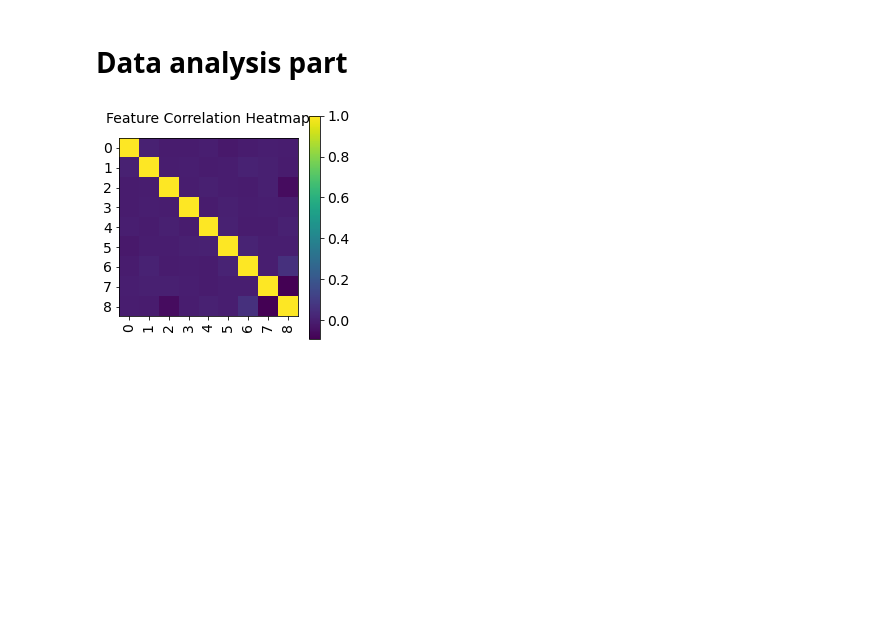
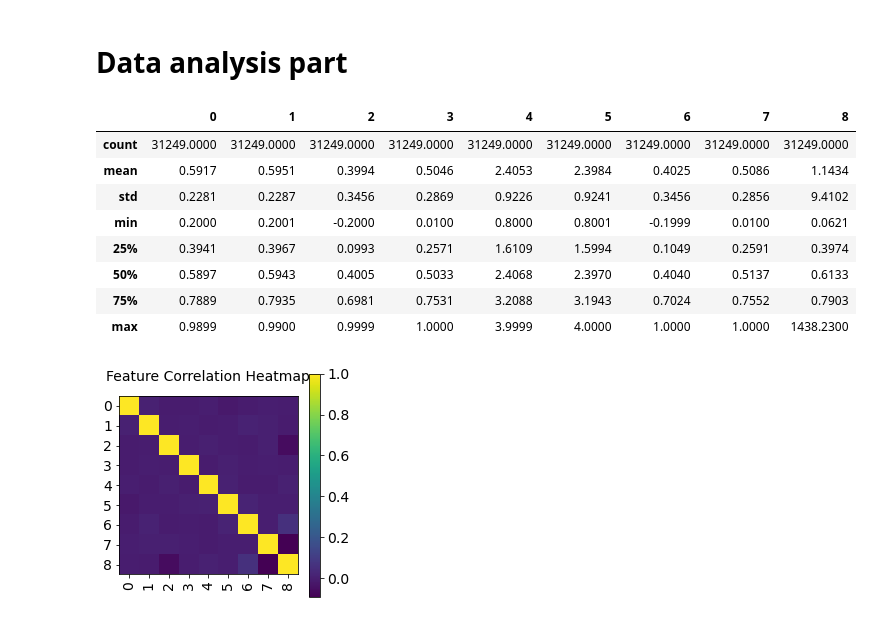
Before and after one commit to louisleclair/CS433_ML_project2, a Jupyter notebook: src/project2.ipynb, the cells around one changed output. Cells and saved outputs as stored; diff of their text form; code cells hidden in the pictures; blank space fills up the shorter version.

Commit message:
remove mean and std and use the pandas module

```diff
--- a/src/project2.ipynb
+++ b/src/project2.ipynb
@@ -28,6 +25,17 @@ The autoreload extension is already loaded. To reload it, use:
 # %%
 df = pd.read_csv('../datas/data/Output-S2-1.csv', header=None)
 df = df.dropna(axis=0)
+round(df.describe() ,4)
+# %% [output]
+|  | 0 | 1 | 2 | 3 | 4 | 5 | 6 | 7 | 8 |
+| count | 31249.0000 | 31249.0000 | 31249.0000 | 31249.0000 | 31249.0000 | 31249.0000 | 31249.0000 | 31249.0000 | 31249.0000 |
+| mean | 0.5917 | 0.5951 | 0.3994 | 0.5046 | 2.4053 | 2.3984 | 0.4025 | 0.5086 | 1.1434 |
+| std | 0.2281 | 0.2287 | 0.3456 | 0.2869 | 0.9226 | 0.9241 | 0.3456 | 0.2856 | 9.4102 |
+| min | 0.2000 | 0.2001 | -0.2000 | 0.0100 | 0.8000 | 0.8001 | -0.1999 | 0.0100 | 0.0621 |
+| 25% | 0.3941 | 0.3967 | 0.0993 | 0.2571 | 1.6109 | 1.5994 | 0.1049 | 0.2591 | 0.3974 |
+| 50% | 0.5897 | 0.5943 | 0.4005 | 0.5033 | 2.4068 | 2.3970 | 0.4040 | 0.5137 | 0.6133 |
+| 75% | 0.7889 | 0.7935 | 0.6981 | 0.7531 | 3.2088 | 3.1943 | 0.7024 | 0.7552 | 0.7903 |
+| max | 0.9899 | 0.9900 | 0.9999 | 1.0000 | 3.9999 | 4.0000 | 1.0000 | 1.0000 | 1438.2300 |
 # %%
 helper.show_heatmap(df)
 # %% [output]
```
Also changed, not shown: parts of 2 cells of this notebook, 1 other file.
